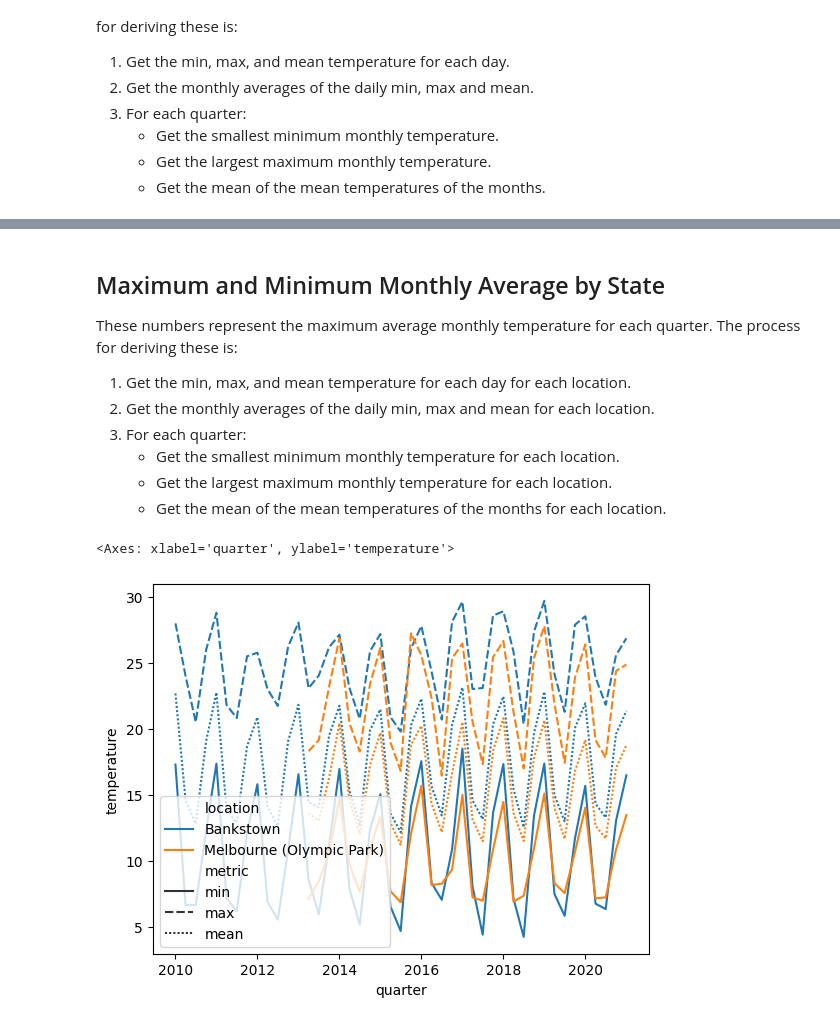
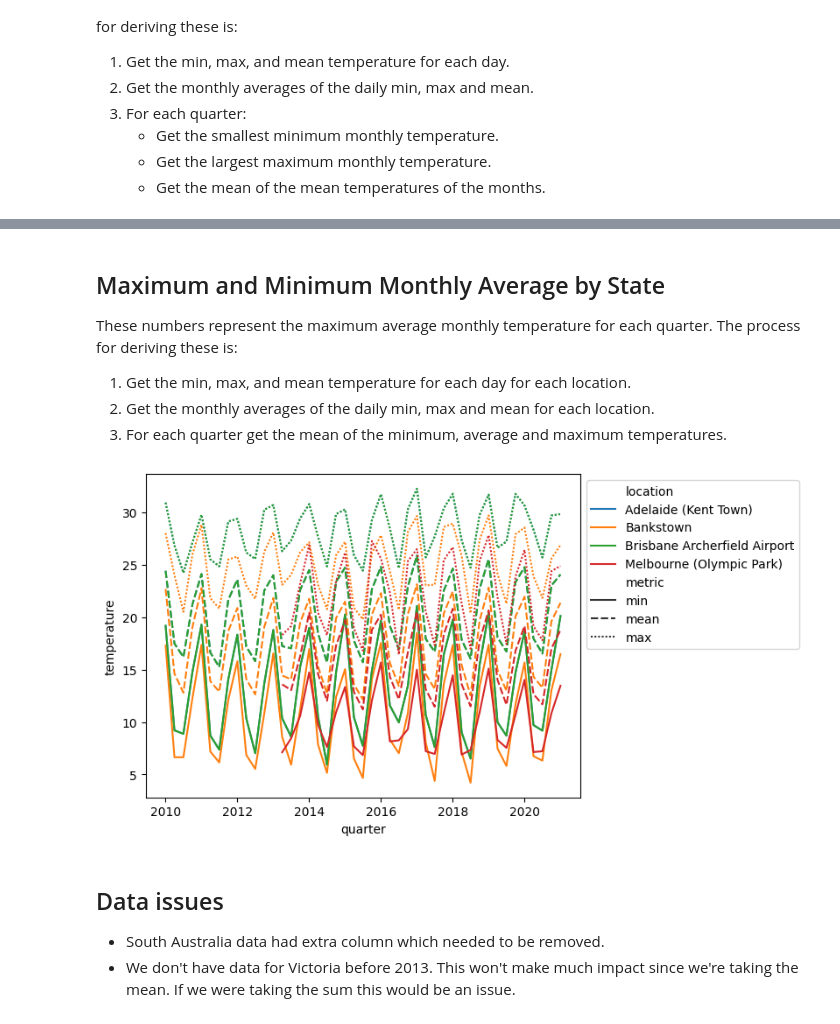
Before and after one commit to z5113296/ZZSC9020-Group-M, a Jupyter notebook: data_discovery/Temperature.ipynb, the cells around one changed output, grey strips where cells are left out. Saved outputs shown, nothing was run; the diff lists cells and outputs as text; code cells hidden in the pictures.

Commit message:
Added temperature data for all states.

```diff
--- a/data_discovery/Temperature.ipynb
+++ b/data_discovery/Temperature.ipynb
@@ -36,4 +36,6 @@ df
 # %%
+# Clean up the extra column in the SA dataset
+df = df[['location', 'datetime', 'temperature']]
 df.groupby('location').count()
 # %% [output]
 |  | datetime | temperature |
@@ -117,24 +121,27 @@ These numbers represent the maximum average monthly temperature for each quarter
 The process for deriving these is:
 1. Get the min, max, and mean temperature for each day for each location.
 2. Get the monthly averages of the daily min, max and mean for each location.
-3. For each quarter:
-    - Get the smallest minimum monthly temperature for each location.
-    - Get the largest maximum monthly temperature for each location.
-    - Get the mean of the mean temperatures of the months for each location.
+3. For each quarter get the mean of the minimum, average and maximum temperatures.
 # %%
 df_day = df.groupby(['location', 'date', 'month', 'quarter']).agg({'temperature': ['min', 'max', 'mean']})
 # df_day
 df_month = df_day.groupby(['location', 'month', 'quarter']).mean() # .agg({'min': 'mean', 'max': 'mean'})
 df_month.columns = df_month.columns.droplevel()
 # df_month
 # df_max = df[['quarter', 'temperature']].groupby('quarter').max()
 # df_max['metric'] = 'max'
 # df_min = df[['quarter', 'temperature']].groupby('quarter').min()
 # df_min['metric'] = 'min'
 
 # df_quarter = pd.concat([df_max, df_min], axis=0)
+df_quarter = df_month.groupby(['location', 'quarter']).agg({'min': 'min', 'mean': 'mean', 'max': 'max'}).stack().reset_index()
+df_quarter.columns = ['location', 'quarter', 'metric', 'temperature']
 df_quarter
-sns.lineplot(data=df_quarter, x='quarter', y='temperature', hue='location', style='metric')
+ax = sns.lineplot(data=df_quarter, x='quarter', y='temperature', hue='location', style='metric')
+sns.move_legend(ax, "upper left", bbox_to_anchor=(1, 1))
 # %% [output]
-<Axes: xlabel='quarter', ylabel='temperature'>
-[figure, old version]
+[figure, new version]
+# %% [markdown]
+## Data issues
+- South Australia data had extra column which needed to be removed.
+- We don't have data for Victoria before 2013. This won't make much impact since we're taking the mean. If we were taking the sum this would be an issue.
```
Also changed, not shown: parts of 8 cells of this notebook, 1 other file.
